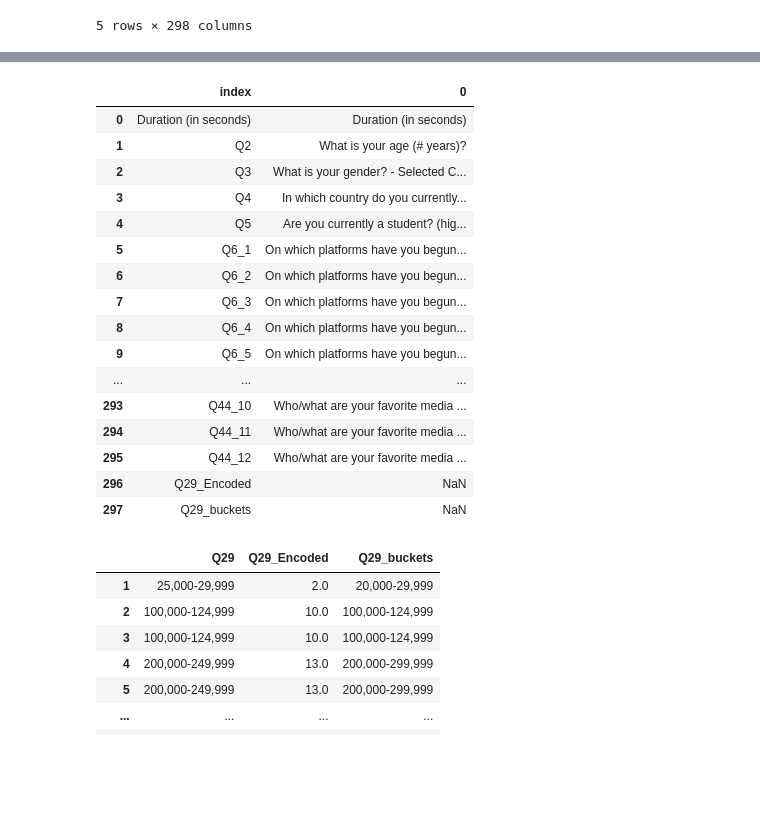
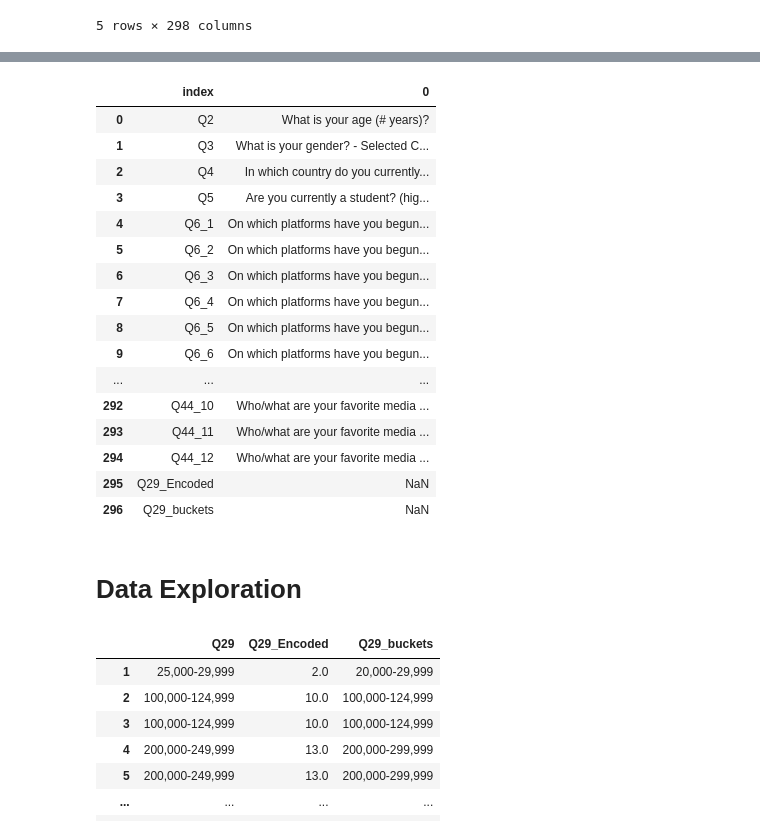
Before and after one commit to Dhairya18498/MIE1624_Assignment2, a Jupyter notebook: parmar_1006859516_assignment2.ipynb, the cells around one changed output, grey strips where cells are left out. Cells and saved outputs as stored; diff of their text form; code cells hidden in the pictures; blank space fills up the shorter version.

```diff
--- a/parmar_1006859516_assignment2.ipynb
+++ b/parmar_1006859516_assignment2.ipynb
@@ -41,28 +53,31 @@ survey_df.head()
 # %%
 from IPython.display import HTML
+survey_df.drop(columns = [survey_df.columns[0]], inplace = True) ### since duraation of survey is not a relevant feature
 survey_ques = pd.DataFrame(survey_df.loc[0])
 survey_df.drop(0, inplace = True)
 survey_ques.reset_index(inplace = True)
 survey_ques_html = survey_ques.to_html()
 display(HTML(survey_ques_html))
 # %% [output]
 |  | index | 0 |
-| 0 | Duration (in seconds) | Duration (in seconds) |
-| 1 | Q2 | What is your age (# years)? |
-| 2 | Q3 | What is your gender? - Selected C... |
-| 3 | Q4 | In which country do you currently... |
-| 4 | Q5 | Are you currently a student? (hig... |
-| 5 | Q6_1 | On which platforms have you begun... |
-| 6 | Q6_2 | On which platforms have you begun... |
-| 7 | Q6_3 | On which platforms have you begun... |
-| 8 | Q6_4 | On which platforms have you begun... |
-| 9 | Q6_5 | On which platforms have you begun... |
+| 0 | Q2 | What is your age (# years)? |
+| 1 | Q3 | What is your gender? - Selected C... |
+| 2 | Q4 | In which country do you currently... |
+| 3 | Q5 | Are you currently a student? (hig... |
+| 4 | Q6_1 | On which platforms have you begun... |
+| 5 | Q6_2 | On which platforms have you begun... |
+| 6 | Q6_3 | On which platforms have you begun... |
+| 7 | Q6_4 | On which platforms have you begun... |
+| 8 | Q6_5 | On which platforms have you begun... |
+| 9 | Q6_6 | On which platforms have you begun... |
 | ... | ... | ... |
-| 293 | Q44_10 | Who/what are your favorite media ... |
-| 294 | Q44_11 | Who/what are your favorite media ... |
-| 295 | Q44_12 | Who/what are your favorite media ... |
-| 296 | Q29_Encoded | NaN |
-| 297 | Q29_buckets | NaN |
+| 292 | Q44_10 | Who/what are your favorite media ... |
+| 293 | Q44_11 | Who/what are your favorite media ... |
+| 294 | Q44_12 | Who/what are your favorite media ... |
+| 295 | Q29_Encoded | NaN |
+| 296 | Q29_buckets | NaN |
+# %% [markdown]
+# Data Exploration
 # %%
 survey_Q29 = survey_df[['Q29', 'Q29_Encoded', 'Q29_buckets']]
 survey_Q29
```
Also changed, not shown: parts of 79 cells of this notebook.
